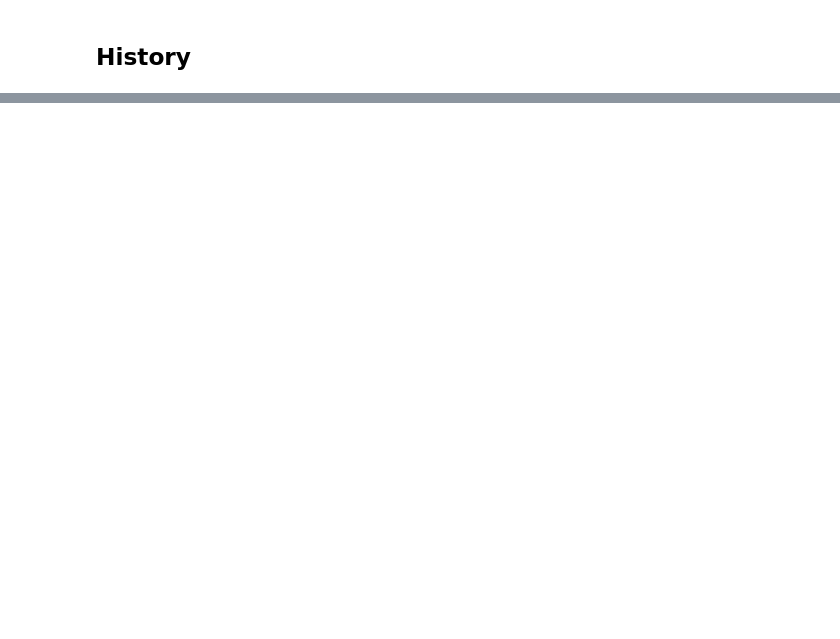
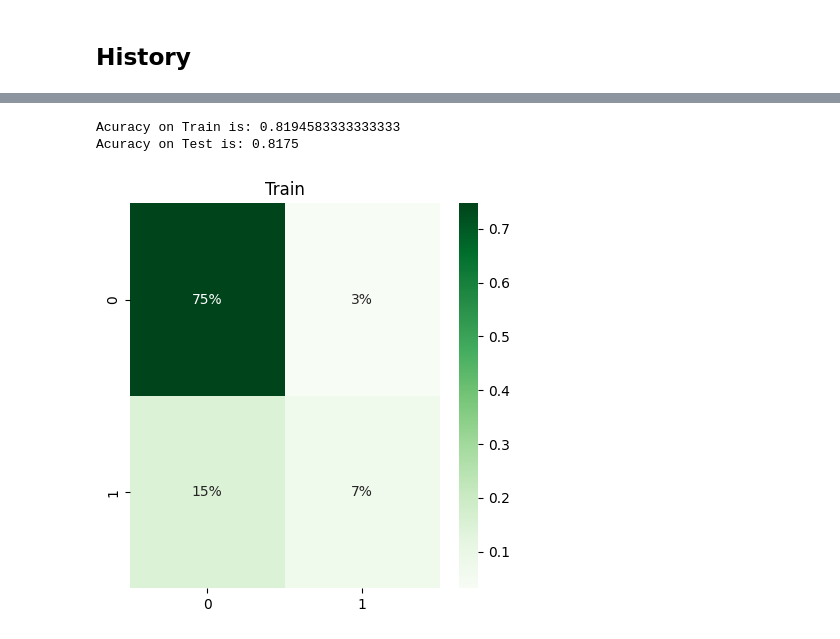
Before and after one commit to sebalexsmith/BBAN3001, a Jupyter notebook: Aritficial Neural Networks/Exercise_10_Template.ipynb, the cells around one changed output, grey strips where cells are left out. Drawn from its saved outputs; the diff is of its cells as text; code cells hidden in the pictures; blank space fills up the shorter version.

```diff
--- a/Aritficial Neural Networks/Exercise_10_Template.ipynb
+++ b/Aritficial Neural Networks/Exercise_10_Template.ipynb
@@ -190,0 +190,3 @@ plt.show()
+# %%
+y_pred_train = model.predict(X_train)
+y_pred_test = model.predict(X_test)
@@ -190,0 +196,3 @@ plt.show()
+# %%
+y_pred_train = y_pred_train[:, 1].round()
+y_pred_test = y_pred_test[:, 1].round()
@@ -190,0 +203,19 @@ plt.show()
+# %%
+print('Acuracy on Train is:', accuracy_score(y_train, y_pred_train))
+print('Acuracy on Test is:', accuracy_score(y_test, y_pred_test))
+# %% [output]
+Acuracy on Train is: 0.8194583333333333
+Acuracy on Test is: 0.8175
+# %%
+# Heatmap of training set
+cm = confusion_matrix(y_train, y_pred_train)
+
+cm_percent = cm / len(y_train)
+
+plt.figure(figsize = (5, 5))
+heatmap(cm_percent, annot = True, fmt = '.0%', cmap = 'Greens')
+
+plt.title('Train')
+plt.show()
+# %% [output]
+[figure, added]
```
Also changed, not shown: parts of 12 cells of this notebook.
